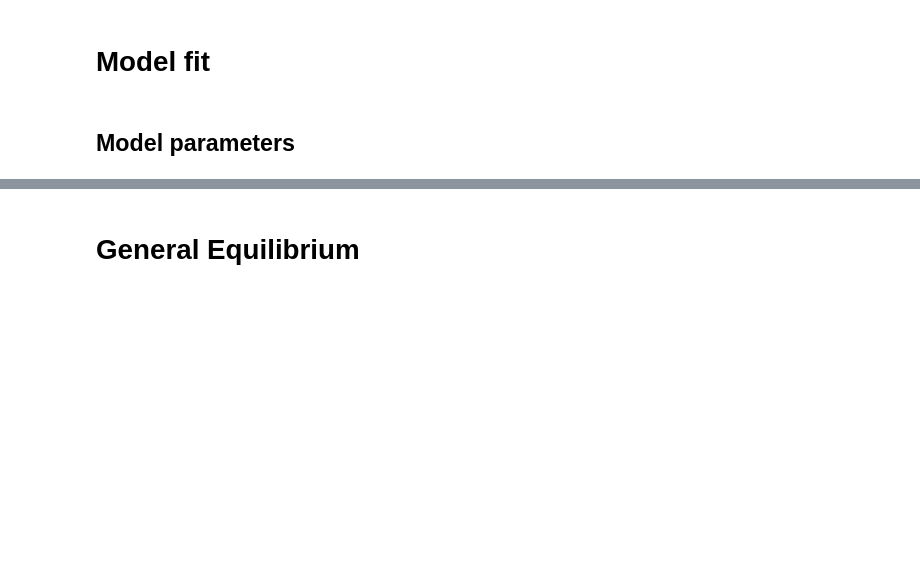
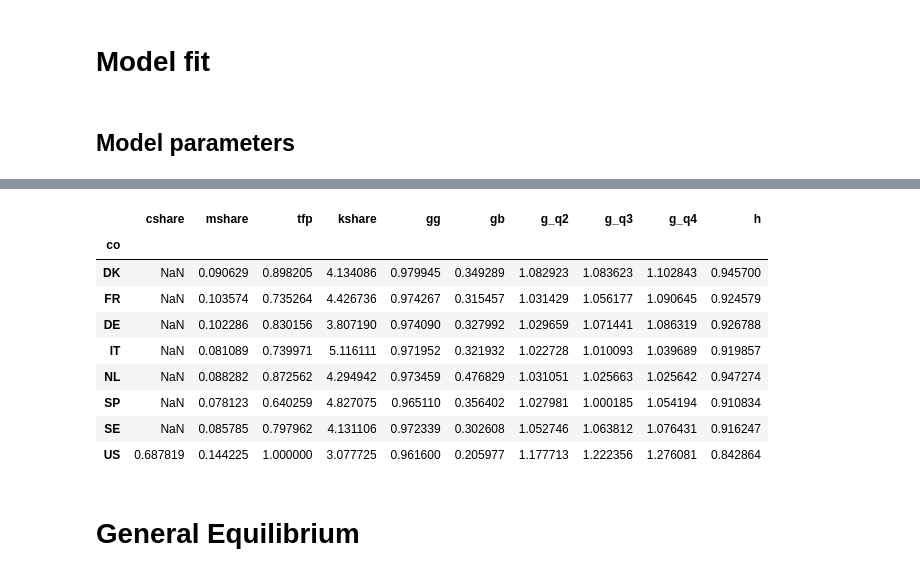
Before and after one commit to pcmichaud/agghealth_replicate, a Jupyter notebook: post/Figure D1 Model Fit.ipynb, the cells around one changed output, grey strips where cells are left out. Cells and saved outputs as stored; diff of their text form; code cells hidden in the pictures; blank space fills up the shorter version.

```diff
--- a/post/Figure D1 Model Fit.ipynb
+++ b/post/Figure D1 Model Fit.ipynb
@@ -37,0 +41,6 @@ pars
+# %%
+moms_h = pd.read_pickle('moments/means_health.pkl')
+moms_m = pd.read_pickle('moments/means_macro.pkl').transpose()
+moms = moms_m.merge(moms_h,left_index=True,right_index=True,how='left')
+moms = moms.rename({'gg':'trans_fromgood','gb':'trans_frombad','g_q2':'grad2','g_q3':'grad3','g_q4':'grad4'},axis=0)
+moms
@@ -37,0 +58,21 @@ pars
+# %%
+for c in countries:
+	pi= np.zeros((2,2))
+	pi[0,0] = moms.loc[c.upper(),'gg']
+	pi[0,1] = 1.0 - pi[0,0]
+	pi[1,0] = moms.loc[c.upper(),'gb']
+	pi[1,1] = 1.0 - pi[1,0]
+	pi   = np.linalg.matrix_power(pi, 1000)
+	moms.loc[c.upper(),'h'] = pi[0,0]
+moms
+# %% [output]
+|  | cshare | mshare | tfp | kshare | gg | gb | g_q2 | g_q3 | g_q4 | h |
+| co |  |  |  |  |  |  |  |  |  |  |
+| DK | NaN | 0.090629 | 0.898205 | 4.134086 | 0.979945 | 0.349289 | 1.082923 | 1.083623 | 1.102843 | 0.945700 |
+| FR | NaN | 0.103574 | 0.735264 | 4.426736 | 0.974267 | 0.315457 | 1.031429 | 1.056177 | 1.090645 | 0.924579 |
+| DE | NaN | 0.102286 | 0.830156 | 3.807190 | 0.974090 | 0.327992 | 1.029659 | 1.071441 | 1.086319 | 0.926788 |
+| IT | NaN | 0.081089 | 0.739971 | 5.116111 | 0.971952 | 0.321932 | 1.022728 | 1.010093 | 1.039689 | 0.919857 |
+| NL | NaN | 0.088282 | 0.872562 | 4.294942 | 0.973459 | 0.476829 | 1.031051 | 1.025663 | 1.025642 | 0.947274 |
+| SP | NaN | 0.078123 | 0.640259 | 4.827075 | 0.965110 | 0.356402 | 1.027981 | 1.000185 | 1.054194 | 0.910834 |
+| SE | NaN | 0.085785 | 0.797962 | 4.131106 | 0.972339 | 0.302608 | 1.052746 | 1.063812 | 1.076431 | 0.916247 |
+| US | 0.687819 | 0.144225 | 1.000000 | 3.077725 | 0.961600 | 0.205977 | 1.177713 | 1.222356 | 1.276081 | 0.842864 |
```
Also changed, not shown: parts of 33 cells of this notebook, 19 other files.
